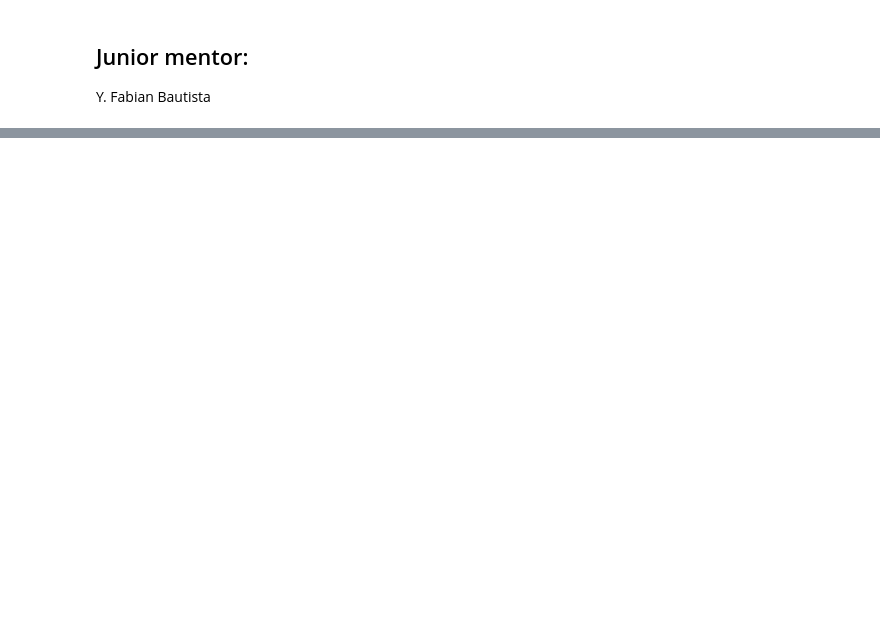
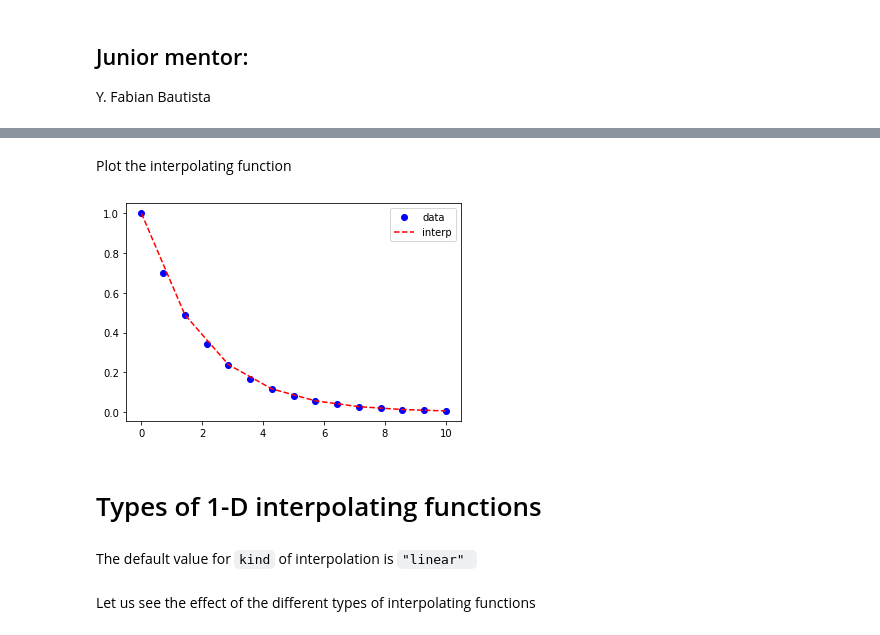
Before and after one commit to EXPLORE-for-students/python-tutorials, a Jupyter notebook: Tutorial 2/Tutorial_2_part_b.ipynb, the cells around one changed output, grey strips where cells are left out. Saved outputs shown, nothing was run; the diff lists cells and outputs as text; code cells hidden in the pictures; blank space fills up the shorter version.

```diff
--- a/Tutorial 2/Tutorial_2_part_b.ipynb
+++ b/Tutorial 2/Tutorial_2_part_b.ipynb
@@ -699,0 +50,2 @@ The fit parameters are: A =  1.1728455065985704e-06 , v_0 = 77.57277642496838
+# %%
+f = interp1d(x,y)
@@ -699,0 +54,13 @@ The fit parameters are: A =  1.1728455065985704e-06 , v_0 = 77.57277642496838
+# %%
+xnew = np.linspace(0,10, 8)
+# %% [markdown]
+Plot the interpolating function
+# %%
+py.figure(2)
+py.clf()
+py.plot(x,y,'bo',label = "data")
+py.plot(xnew,f(xnew),'r--',label = "interp")
+py.legend(loc = "upper right")
+py.show()
+# %% [output]
+[figure, added]
@@ -699,0 +69,4 @@ The fit parameters are: A =  1.1728455065985704e-06 , v_0 = 77.57277642496838
+# %% [markdown]
+# Types of 1-D interpolating functions
+# %% [markdown]
+The default value for <code>kind</code> of interpolation is <code>"linear" </code>
@@ -699,0 +75,2 @@ The fit parameters are: A =  1.1728455065985704e-06 , v_0 = 77.57277642496838
+# %% [markdown]
+Let us see the effect of the different types of interpolating functions
```
Also changed, not shown: parts of 200 cells of this notebook, 1 other file.
